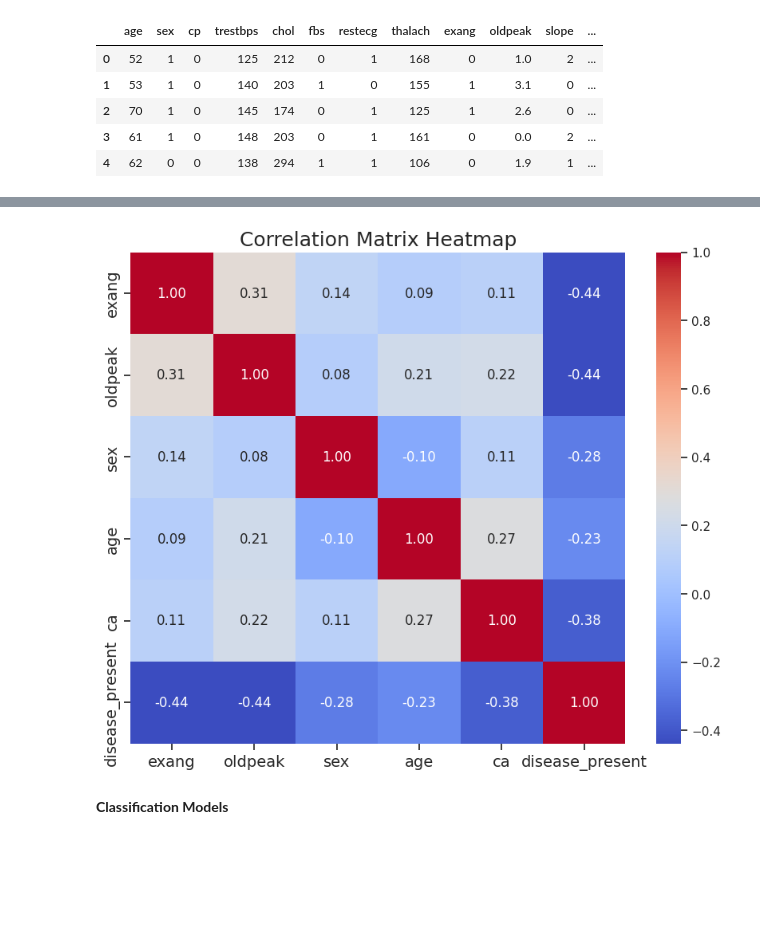
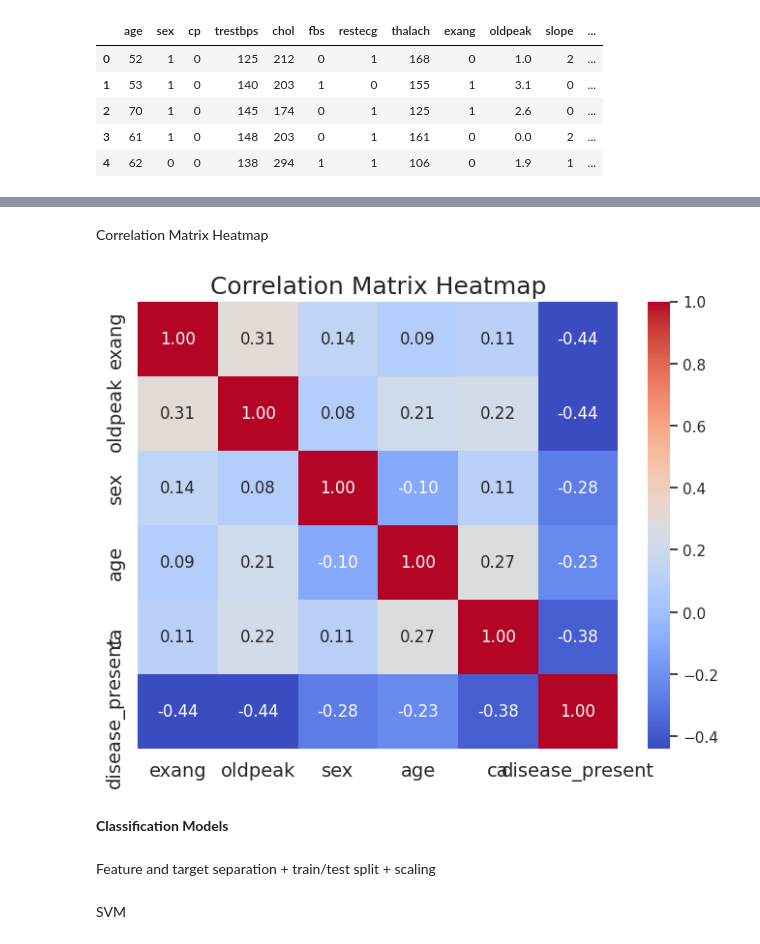
Before and after one commit to Reema-Almadhi/heart-disease-prediction, a Jupyter notebook: Heart_disease_prediction.ipynb, the cells around one changed output, grey strips where cells are left out. Cells and saved outputs as stored; diff of their text form; code cells hidden in the pictures; blank space fills up the shorter version.

```diff
--- a/Heart_disease_prediction.ipynb
+++ b/Heart_disease_prediction.ipynb
@@ -95,23 +76,0 @@ plt.show()
-# %%
-# Pair Plot
-
-selected_columns = ['age', 'sex', 'cp', 'trestbps', 'chol', 'disease_present']
-df_subset = df[selected_columns].copy()
-
-# Convert categorical variables
-df_subset['sex'] = df_subset['sex'].astype('category')
-df_subset['cp'] = df_subset['cp'].astype('category')
-df_subset['disease_present'] = df_subset['disease_present'].astype('category')
-
-sns.set(style="ticks", color_codes=True)
-pair_plot = sns.pairplot(df_subset, hue='disease_present', palette='husl', markers=["o", "s"])
-pair_plot.fig.suptitle("Pair Plot for Heart Disease Dataset", y=1.02, fontsize=20)
-
-legend = pair_plot._legend
-for text in legend.get_texts():
-    text.set_fontsize(16)
-
-for ax in pair_plot.axes.flatten():
-    ax.set_xlabel(ax.get_xlabel(), fontsize=18)
-    ax.set_ylabel(ax.get_ylabel(), fontsize=18)
-plt.show()
@@ -120,30 +77,23 @@ plt.show()
-# %%
-# Data Transformation for Modeling
-
-label_encoder = LabelEncoder()
-for col in ['cp', 'restecg', 'slope', 'thal', 'fbs', 'exang']:
-    if col in df.columns:
-        df[col] = label_encoder.fit_transform(df[col])
-
-# 'sex' is already numeric (0/1), so keep as-is
-df.to_csv('/content/drive/MyDrive/final_data.csv', index=False)
+# %% [markdown]
+Correlation Matrix Heatmap
 # %%
-# Correlation Matrix Heatmap
-features_analysis=['exang', 'oldpeak', 'sex', 'age', 'ca', 'disease_present']
+features_analysis=['exang', 'oldpeak', 'sex', 'age', 'ca', 'disease_present'] # Selected features based on highest correlation with heart disease
 
 df[i] = pd.to_numeric(df[i], errors='coerce')
 
 subset_data = df[features_analysis]
 
 correlation_matrix = subset_data.corr()
-plt.figure(figsize=(10, 8))
+plt.figure(figsize=(8,6))
 sns.heatmap(correlation_matrix, annot=True, cmap='coolwarm', fmt=".2f")
 plt.title("Correlation Matrix Heatmap", fontsize=18)
 plt.xticks(fontsize=14)
 plt.yticks(fontsize=14)
 plt.show()
 # %% [output]
-[figure, old version]
+[figure, new version]
 # %% [markdown]
 **Classification Models**
+# %% [markdown]
+Feature and target separation + train/test split + scaling
 # %%
@@ -159,4 +104,6 @@ X_train, X_test, y_train, y_test = train_test_split(X, y, test_size = 0.2, rando
 sc = StandardScaler()
 X_train = sc.fit_transform(X_train)
 X_test = sc.transform(X_test)
+# %% [markdown]
+SVM
 # %%
```
Also changed, not shown: parts of 31 cells of this notebook.
